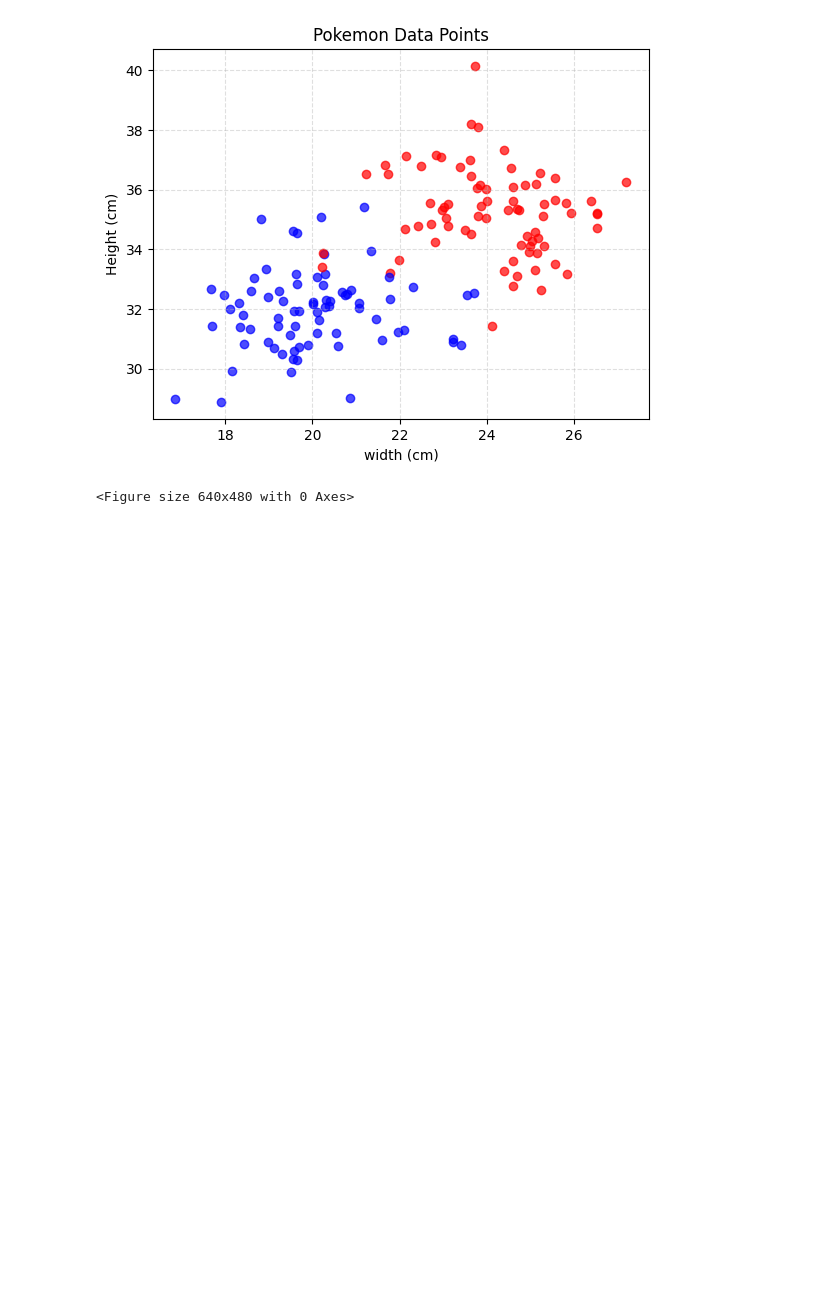
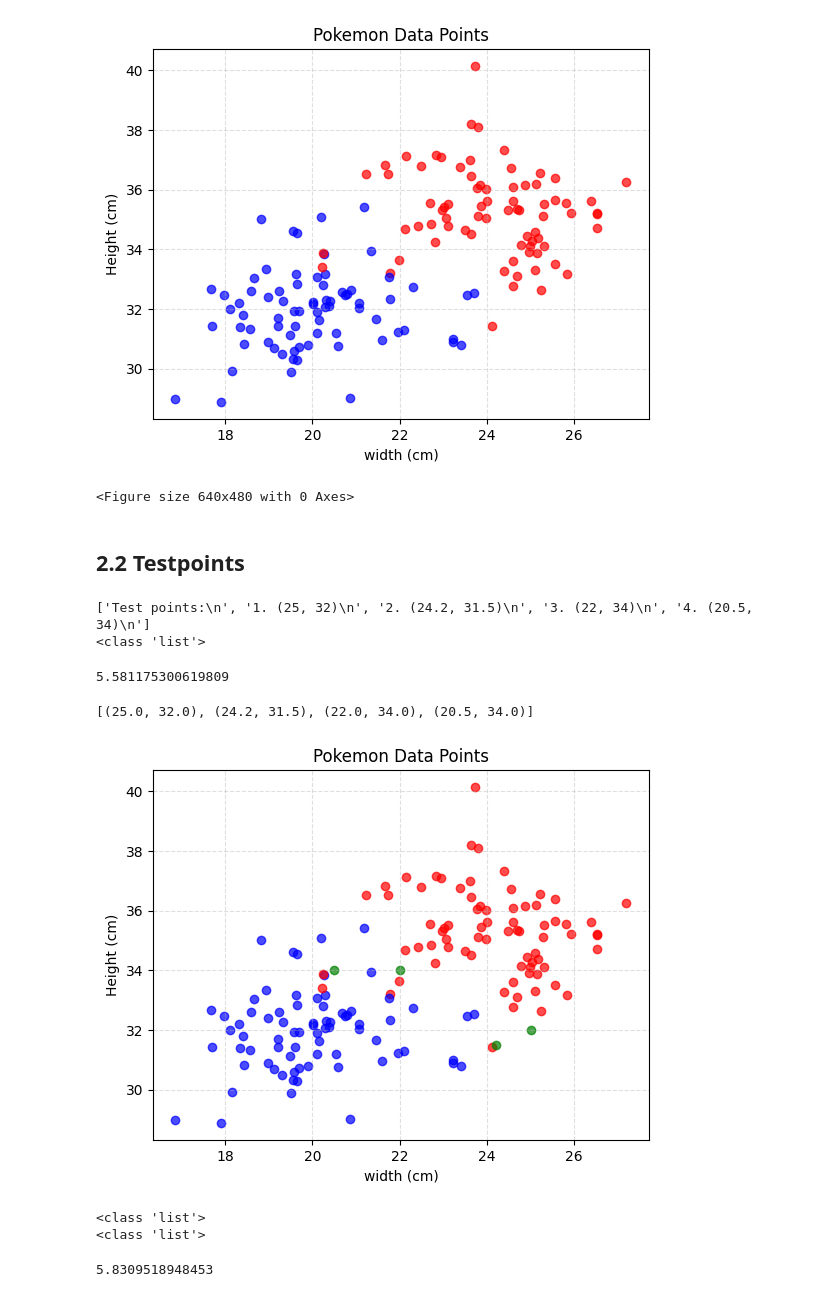
Before and after one commit to Hannesssss/Python-Course-Hannes-Hedberg, a Jupyter notebook: Labs/Labb2-Machine-Learning/labb2_Machine_Learning.ipynb, the cells around one changed output. Drawn from its saved outputs; the diff is of its cells as text; code cells hidden in the pictures; blank space fills up the shorter version.

Commit message:
Labb2 - Machinelearning - Testpoints
Cleaned the testpoints.txt file, and plotted the test points

```diff
--- a/Labs/Labb2-Machine-Learning/labb2_Machine_Learning.ipynb
+++ b/Labs/Labb2-Machine-Learning/labb2_Machine_Learning.ipynb
@@ -75,3 +75,78 @@ plt.show()
 plt.savefig("../assets/Pokemon.png", dpi=200)
 # %% [output]
 <Figure size 640x480 with 0 Axes>
+# %% [markdown]
+## 2.2 Testpoints
+# %%
+testpoints_path = "Data/testpoints.txt"               # Assigns the data path to a variable
+
+try:                                            # Attempts to open the data at the given path
+    with open(testpoints_path, "r") as f:
+        testpoint_data = f.readlines()                    # Assigns the datapoints to the variable "data", and opens it below.
+except FileNotFoundError:                       # Error handling, incase there is no datapoints.txt or the path has changed, generats an error
+        testpoint_data = None # WIP: Raise custom error?
+
+print(testpoint_data)
+print(type(testpoint_data))
+# %% [output]
+['Test points:\n', '1. (25, 32)\n', '2. (24.2, 31.5)\n', '3. (22, 34)\n', '4. (20.5, 34)\n']
+<class 'list'>
+# %%
+distance = math.dist(structured_data[0], structured_data[1] )
+print(distance)
+# %% [output]
+5.581175300619809
+# %%
+testpoint = list()
+for line in testpoint_data[1:]:
+    testpoint_list = line[3:-1].strip("() ").split(", ")
+    if len(testpoint_list) != 2:
+        raise ValueError("Datapoints contains invaild line format")
+    try:
+        width = float(testpoint_list[0])
+        height = float(testpoint_list[1])
+    except:
+        raise ValueError("Datapoints line expected numerical input") from None
+    testpoint.append((width, height))
+
+print(testpoint)
+# %% [output]
+[(25.0, 32.0), (24.2, 31.5), (22.0, 34.0), (20.5, 34.0)]
+# %%
+plt.title("Pokemon Data Points")        # sets title
+plt.subplot(1,1,1)                      # sets size
+plt.grid(linestyle = '--', alpha=0.4)   # adds gridlines with alpha
+plt.xlabel("width (cm)")                # x-label
+plt.ylabel("Height (cm)")               # y-label
+
+# unpacking the tuple
+for (width, height, is_pikachu) in structured_data:
+    color = "blue"              # orginally made if & else statement with an empty variable,
+    if is_pikachu == 1:         # but since the default value is blue we only need to change the color when its Pikachu
+        color = "red"
+    plt.scatter(width, height, color=color, alpha=0.7)          # Scatters the width, height and color, and an alpha for better readability
+
+
+for (width, height) in testpoint:
+    color = "green"              # orginally made if & else statement with an empty variable,
+    plt.scatter(width, height, color=color, alpha=0.7)
+
+plt.show()
+# %% [output]
+[figure, added]
+# %%
+print(type(structured_data))
+print(type(testpoint))
+# %% [output]
+<class 'list'>
+<class 'list'>
+# %%
+point_1 = (1,2)
+point_2 = (4,7)
+
+from math import dist
+dist_math = dist(point_1, point_2)
+
+print(dist_math)
+# %% [output]
+5.8309518948453
```
Also changed, not shown: 3 other files.
